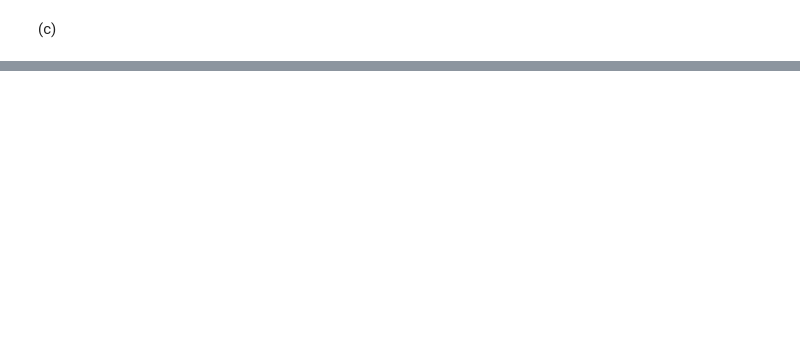
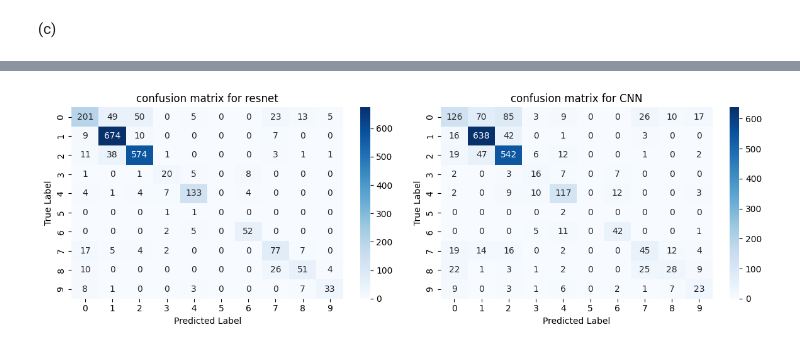
Before and after one commit to neelkanthrawat/mlph2023-Exercises, a Jupyter notebook: sheet07.ipynb, the cells around one changed output, grey strips where cells are left out. Cells and saved outputs as stored; diff of their text form; code cells hidden in the pictures; blank space fills up the shorter version.

Commit message:
CNN and resnet34 finished

```diff
--- a/sheet07.ipynb
+++ b/sheet07.ipynb
@@ -757,3 +940,28 @@ plot_losses(train_losses, val_losses)
 # %%
 # TODO: redo (c) with a ResNet
 # Hint: Training is probably quicker on google colab (https://colab.research.google.com/)
+# %%
+import torch
+import torch.nn as nn
+import torchvision.models as models
+
+# Step 1: Load Pre-trained ResNet34 Model
+resnet34_model = models.resnet34(pretrained=True)
+# Move the model to the GPU if available
+device = torch.device("cuda" if cuda_is_available() else "cpu")
+resnet34_model.to(device)
+
+# Step 2: Modify the Final Fully Connected Layer
+num_classes = 10  # Replace with the actual number of classes in your task
+resnet34_model.fc = nn.Linear(resnet34_model.fc.in_features, num_classes)
+resnet34_model = resnet34_model.to(device)
+
+# Step 3: Training and Evaluation (using the train_and_evaluate_model function)
+num_epochs = 10
+learning_rate = 0.001
+optimizer = torch.optim.Adam(resnet34_model.parameters(), lr=learning_rate)
+
+train_losses_resnet, train_accuracy_resnet, confusion_mat_resnet, val_losses_resnet, val_accuracy_resnet=train_and_evaluate_model(resnet34_model,
+                                                                           train_loader, val_loader,
+                                                                           num_epochs=10, optimizer=optimizer,
+                                                                           print_after=1)
@@ -759,0 +979,12 @@ plot_losses(train_losses, val_losses)
+# %%
+plt.figure(figsize=(12,4))
+plt.subplot(1,2,1)
+plot_confusion_matrix(confusion_mat_resnet)
+plt.title("confusion matrix for resnet")
+plt.subplot(1,2,2)
+plot_confusion_matrix(confusion_mat)
+plt.title("confusion matrix for CNN")
+plt.tight_layout()
+plt.show()
+# %% [output]
+[figure, added]
```
Also changed, not shown: parts of 21 cells of this notebook.
